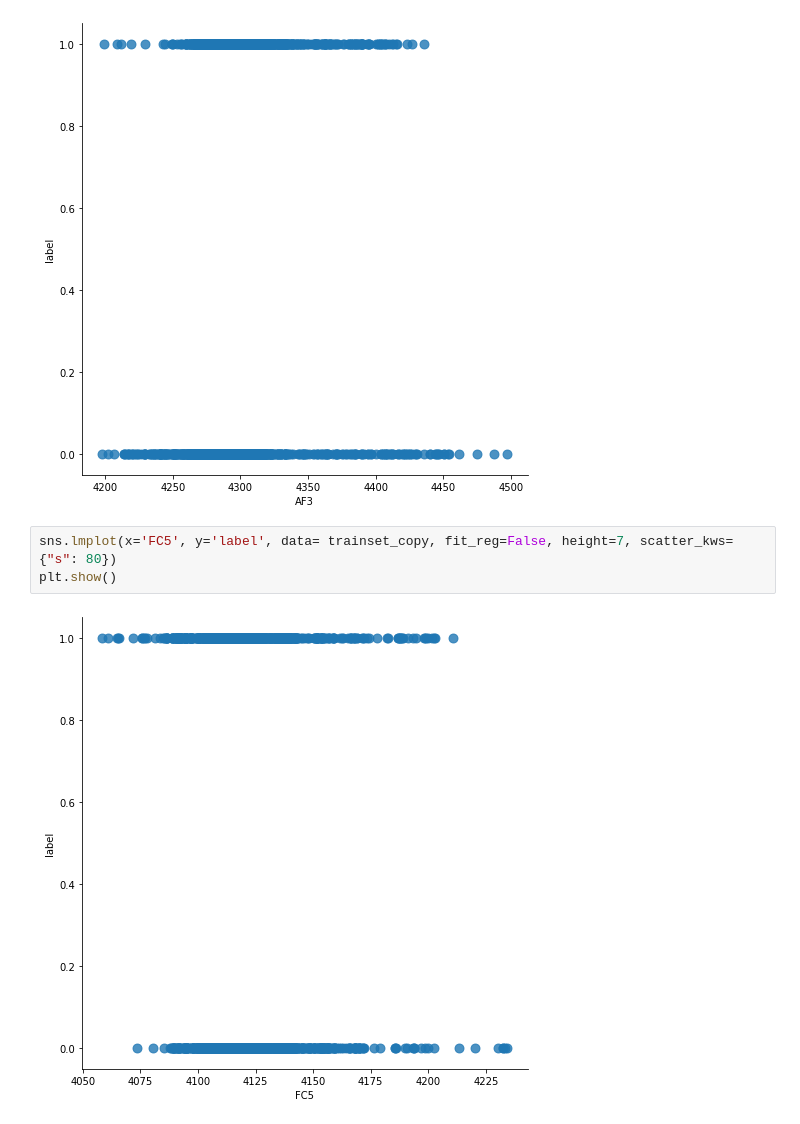
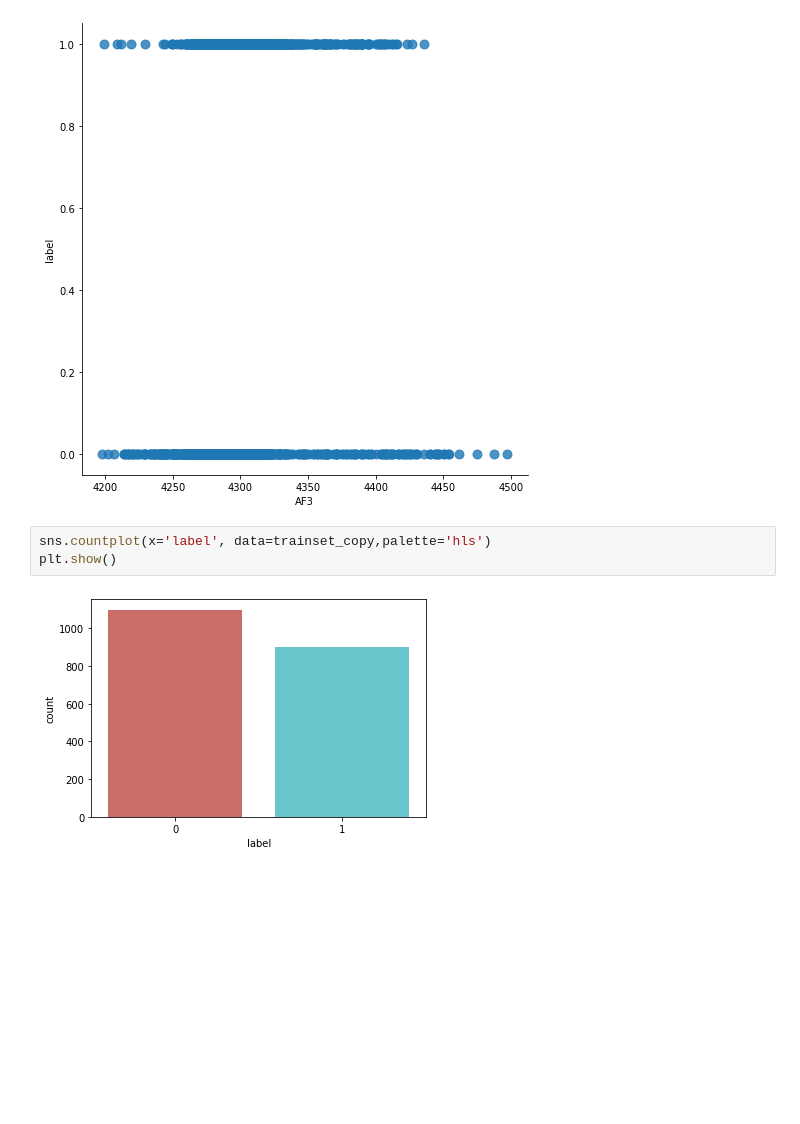
Before and after one commit to taraumutoni/Machine_Learning_course_UGent_D012554_kaggle, a Jupyter notebook: Eye blinking prediction.ipynb, the cells around one changed output. Cells and saved outputs as stored; diff of their text form; blank space fills up the shorter version.

```diff
--- a/Eye blinking prediction.ipynb
+++ b/Eye blinking prediction.ipynb
@@ -160,10 +178,10 @@ plt.show() # We need a logistic regression model
 # %% [output]
 [figure]
 # %%
-sns.lmplot(x='FC5', y='label', data= trainset_copy, fit_reg=False, height=7, scatter_kws={"s": 80})
+sns.countplot(x='label', data=trainset_copy,palette='hls')
 plt.show()
 # %% [output]
-[figure, old version]
+[figure, new version]
 # %%
 from sklearn.linear_model import LogisticRegression
 from sklearn.model_selection import cross_val_score
```
Also changed, not shown: parts of 3 cells of this notebook.
